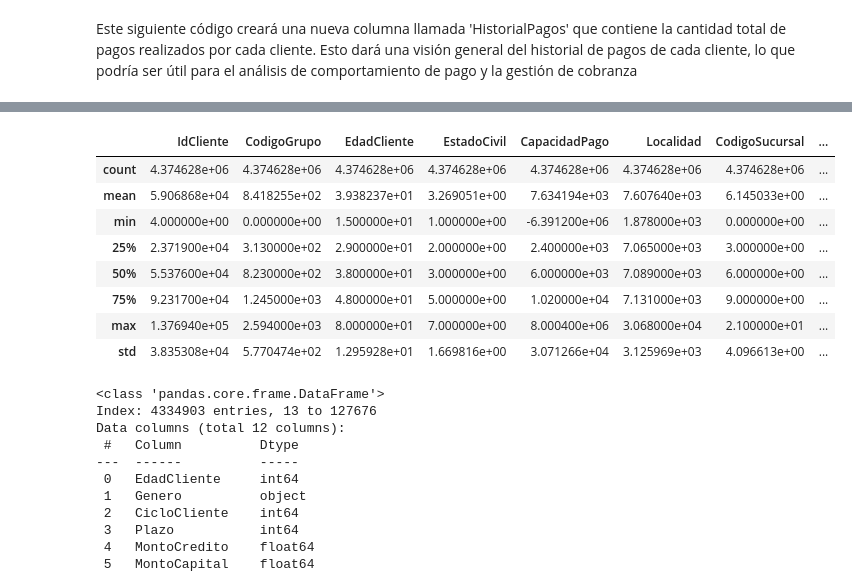
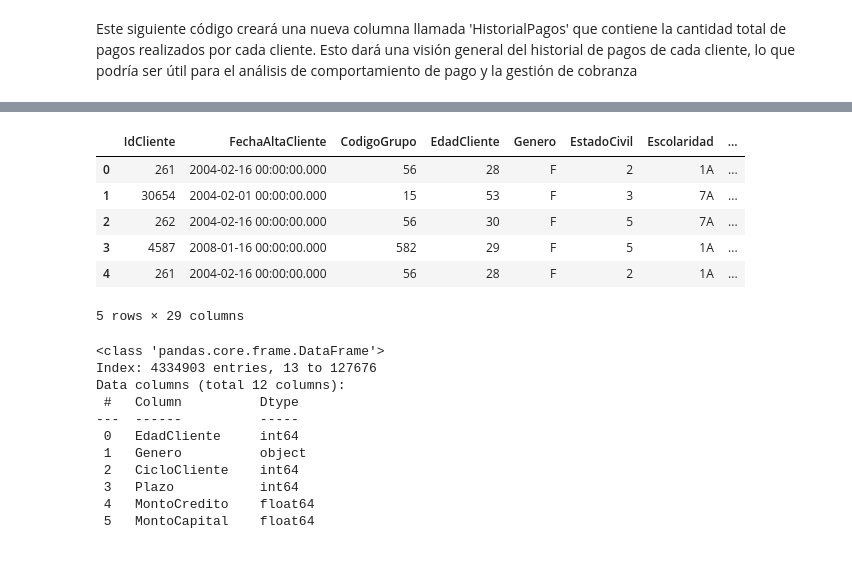
Before and after one commit to bmijangos/ProyectoIntegrador, a Jupyter notebook: Avance2_Equipo21.ipynb, the cells around one changed output, grey strips where cells are left out. Drawn from its saved outputs; the diff is of its cells as text; code cells hidden in the pictures; blank space fills up the shorter version.

```diff
--- a/Avance2_Equipo21.ipynb
+++ b/Avance2_Equipo21.ipynb
@@ -164,0 +182,9 @@ Name: EstatusCredito, dtype: object
+# %%
+# Conservemos las observaciones cuyo valor sea mayor o igual a (ge) el límite inferior:
+inliner = gpdf["EdadCliente"].ge(lower_limit)
+gpdf = gpdf.loc[inliner]
+# %%
+# Retenemos las observaciones cuyo valor sea menor o igual a (le) el límite superior:
+inliner = gpdf["EdadCliente"].le(upper_limit)
+
+gpdf = gpdf.loc[inliner]
@@ -164,0 +211,7 @@ Name: EstatusCredito, dtype: object
+# %%
+trimmer = OutlierTrimmer(variables=["EdadCliente","CicloCliente","DiasAtraso"],
+                         capping_method="iqr",
+                         tail="both",
+                         fold=1.5,)
+# %%
+trimmer.fit(gpdf)
@@ -223,15 +298,13 @@ KeyError: "['HistorialPagos'] not in index"
 # %%
-gpdf.describe()
+gpdf.head()
 # %% [output]
-|  | IdCliente | CodigoGrupo | EdadCliente | EstadoCivil | CapacidadPago | Localidad | CodigoSucursal | ... |
-| count | 4.374628e+06 | 4.374628e+06 | 4.374628e+06 | 4.374628e+06 | 4.374628e+06 | 4.374628e+06 | 4.374628e+06 | ... |
-| mean | 5.906868e+04 | 8.418255e+02 | 3.938237e+01 | 3.269051e+00 | 7.634194e+03 | 7.607640e+03 | 6.145033e+00 | ... |
-| min | 4.000000e+00 | 0.000000e+00 | 1.500000e+01 | 1.000000e+00 | -6.391200e+06 | 1.878000e+03 | 0.000000e+00 | ... |
-| 25% | 2.371900e+04 | 3.130000e+02 | 2.900000e+01 | 2.000000e+00 | 2.400000e+03 | 7.065000e+03 | 3.000000e+00 | ... |
-| 50% | 5.537600e+04 | 8.230000e+02 | 3.800000e+01 | 3.000000e+00 | 6.000000e+03 | 7.089000e+03 | 6.000000e+00 | ... |
-| 75% | 9.231700e+04 | 1.245000e+03 | 4.800000e+01 | 5.000000e+00 | 1.020000e+04 | 7.131000e+03 | 9.000000e+00 | ... |
-| max | 1.376940e+05 | 2.594000e+03 | 8.000000e+01 | 7.000000e+00 | 8.000400e+06 | 3.068000e+04 | 2.100000e+01 | ... |
-| std | 3.835308e+04 | 5.770474e+02 | 1.295928e+01 | 1.669816e+00 | 3.071266e+04 | 3.125969e+03 | 4.096613e+00 | ... |
+|  | IdCliente | FechaAltaCliente | CodigoGrupo | EdadCliente | Genero | EstadoCivil | Escolaridad | ... |
+| 0 | 261 | 2004-02-16 00:00:00.000 | 56 | 28 | F | 2 | 1A | ... |
+| 1 | 30654 | 2004-02-01 00:00:00.000 | 15 | 53 | F | 3 | 7A | ... |
+| 2 | 262 | 2004-02-16 00:00:00.000 | 56 | 30 | F | 5 | 7A | ... |
+| 3 | 4587 | 2008-01-16 00:00:00.000 | 582 | 29 | F | 5 | 1A | ... |
+| 4 | 261 | 2004-02-16 00:00:00.000 | 56 | 28 | F | 2 | 1A | ... |
+5 rows × 29 columns
 # %%
 # Seleccion de caracteristicas
 features = ['EdadCliente', 'Genero', 'CicloCliente','Plazo', 'MontoCredito', 'MontoCapital', 'SaldoCapital', 'MontoCuota','DiasAtraso','EstadoCivil','EstatusCredito', 'Escolaridad']
```
Also changed, not shown: parts of 11 cells of this notebook.
